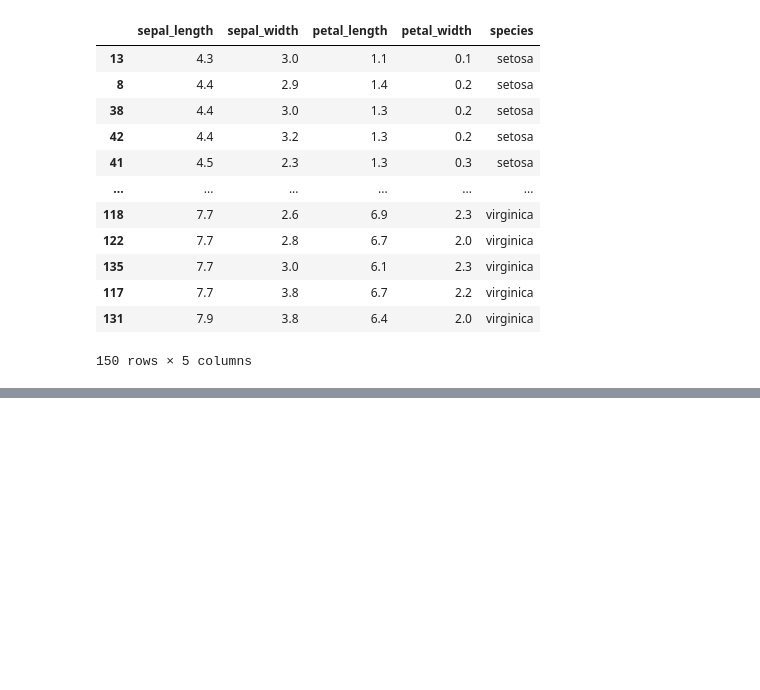
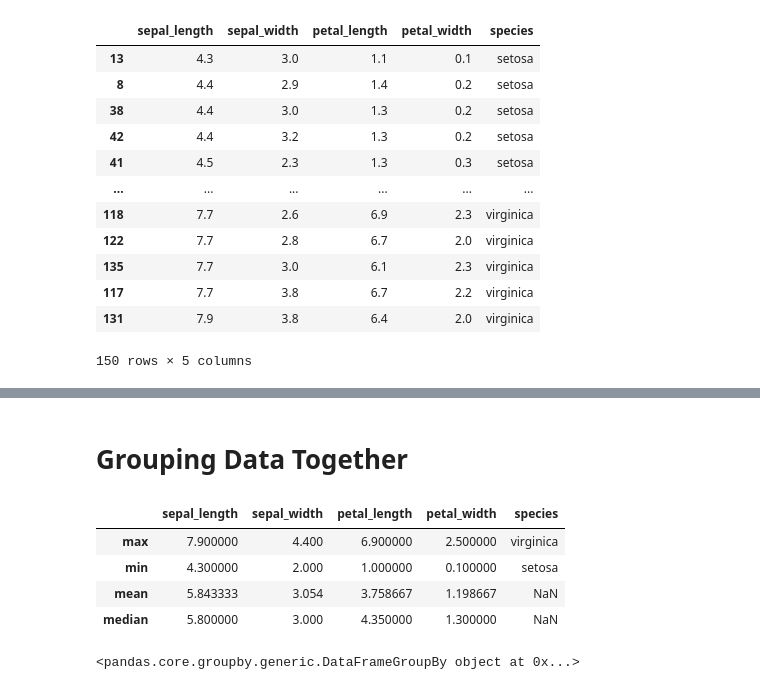
Before and after one commit to Alpha-0010/IrisDataSet, a Jupyter notebook: Iris.ipynb, the cells around one changed output, grey strips where cells are left out. Cells and saved outputs as stored; diff of their text form; code cells hidden in the pictures; blank space fills up the shorter version.

```diff
--- a/Iris.ipynb
+++ b/Iris.ipynb
@@ -154,0 +188,16 @@ iris.sort_values(by=['sepal_length','sepal_width'])
+# %% [markdown]
+# Grouping Data Together
+# %%
+# If we wish to determine the values of a list of aggregate values for the columns.
+iris.aggregate(['max','min','mean','median'])
+# %% [output]
+|  | sepal_length | sepal_width | petal_length | petal_width | species |
+| max | 7.900000 | 4.400 | 6.900000 | 2.500000 | virginica |
+| min | 4.300000 | 2.000 | 1.000000 | 0.100000 | setosa |
+| mean | 5.843333 | 3.054 | 3.758667 | 1.198667 | NaN |
+| median | 5.800000 | 3.000 | 4.350000 | 1.300000 | NaN |
+# %%
+groupby=iris.groupby('species')
+groupby
+# %% [output]
+<pandas.core.groupby.generic.DataFrameGroupBy object at 0x...>
```
Also changed, not shown: parts of 7 cells of this notebook.
